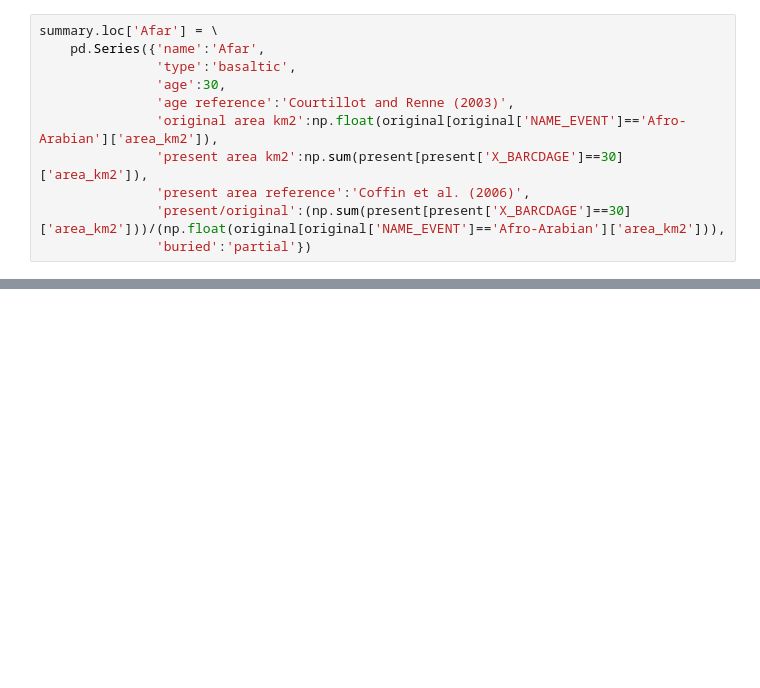
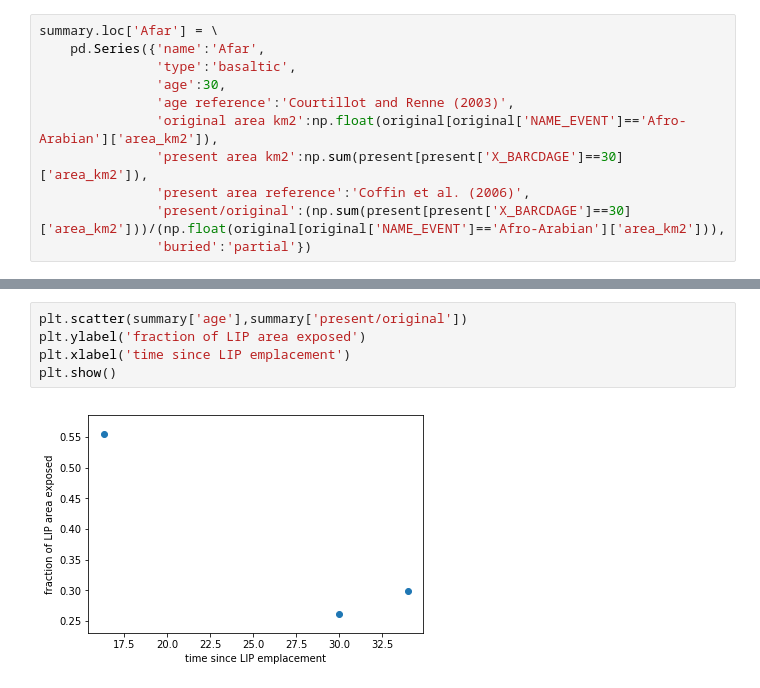
Before and after one commit to Swanson-Hysell-Group/2020_large_igneous_provinces, a Jupyter notebook: Code/Present_Day_Areas.ipynb, the cells around one changed output, grey strips where cells are left out. Saved outputs shown, nothing was run; the diff lists cells and outputs as text; blank space fills up the shorter version.

```diff
--- a/Code/Present_Day_Areas.ipynb
+++ b/Code/Present_Day_Areas.ipynb
@@ -112,0 +146,7 @@ summary
+# %%
+plt.scatter(summary['age'],summary['present/original'])
+plt.ylabel('fraction of LIP area exposed')
+plt.xlabel('time since LIP emplacement')
+plt.show()
+# %% [output]
+[figure, added]
```
Also changed, not shown: parts of 11 cells of this notebook.
